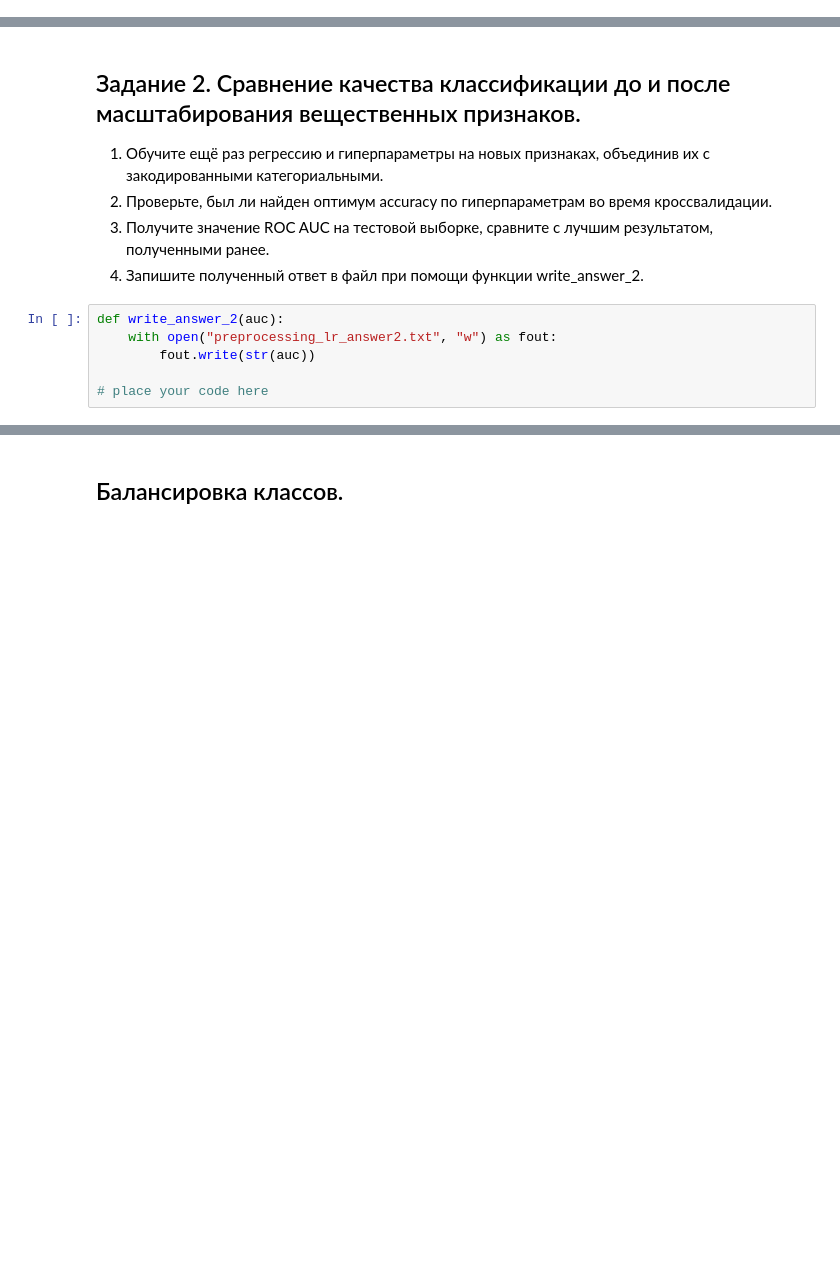
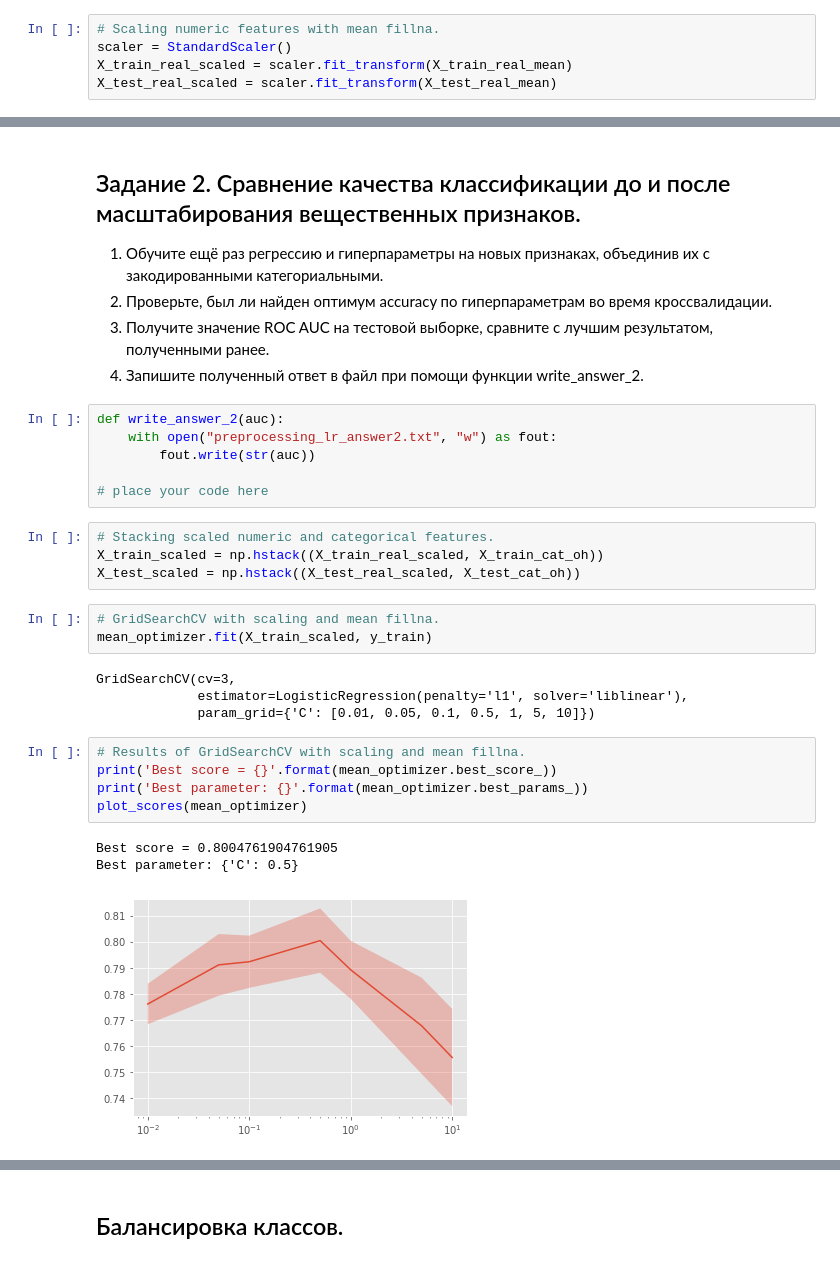
Before and after one commit to umshtm/ML-DA-Coursera-MIPT-Yandex, a Jupyter notebook: 2 - Supervised learning/Tasks/Data preprocessing methods and logistic regression/Preprocessing_LR_Coursera.ipynb, the cells around one changed output, grey strips where cells are left out. Saved outputs shown, nothing was run; the diff lists cells and outputs as text; blank space fills up the shorter version.

```diff
--- a/2 - Supervised learning/Tasks/Data preprocessing methods and logistic regression/Preprocessing_LR_Coursera.ipynb
+++ b/2 - Supervised learning/Tasks/Data preprocessing methods and logistic regression/Preprocessing_LR_Coursera.ipynb
@@ -290,6 +393,11 @@ $$ x^{scaled}_{id} = \dfrac{x_{id} - \mu_d}{\sigma_d}, \quad \mu_d = \frac{1}{N}
 from sklearn.preprocessing import StandardScaler
 
 # place your code here
+# %%
+# Scaling numeric features with mean fillna.
+scaler = StandardScaler()
+X_train_real_scaled = scaler.fit_transform(X_train_real_mean)
+X_test_real_scaled = scaler.fit_transform(X_test_real_mean)
 # %% [markdown]
 ## Сравнение признаковых пространств.
 # %% [markdown]
@@ -313,3 +423,23 @@ def write_answer_2(auc):
         fout.write(str(auc))
 
 # place your code here
+# %%
+# Stacking scaled numeric and categorical features.
+X_train_scaled = np.hstack((X_train_real_scaled, X_train_cat_oh))
+X_test_scaled = np.hstack((X_test_real_scaled, X_test_cat_oh))
+# %%
+# GridSearchCV with scaling and mean fillna.
+mean_optimizer.fit(X_train_scaled, y_train)
+# %% [output]
+GridSearchCV(cv=3,
+             estimator=LogisticRegression(penalty='l1', solver='liblinear'),
+             param_grid={'C': [0.01, 0.05, 0.1, 0.5, 1, 5, 10]})
+# %%
+# Results of GridSearchCV with scaling and mean fillna.
+print('Best score = {}'.format(mean_optimizer.best_score_))
+print('Best parameter: {}'.format(mean_optimizer.best_params_))
+plot_scores(mean_optimizer)
+# %% [output]
+Best score = 0.8004761904761905
+Best parameter: {'C': 0.5}
+[figure, added]
```
Also changed, not shown: parts of 59 cells of this notebook, 6 other files.
